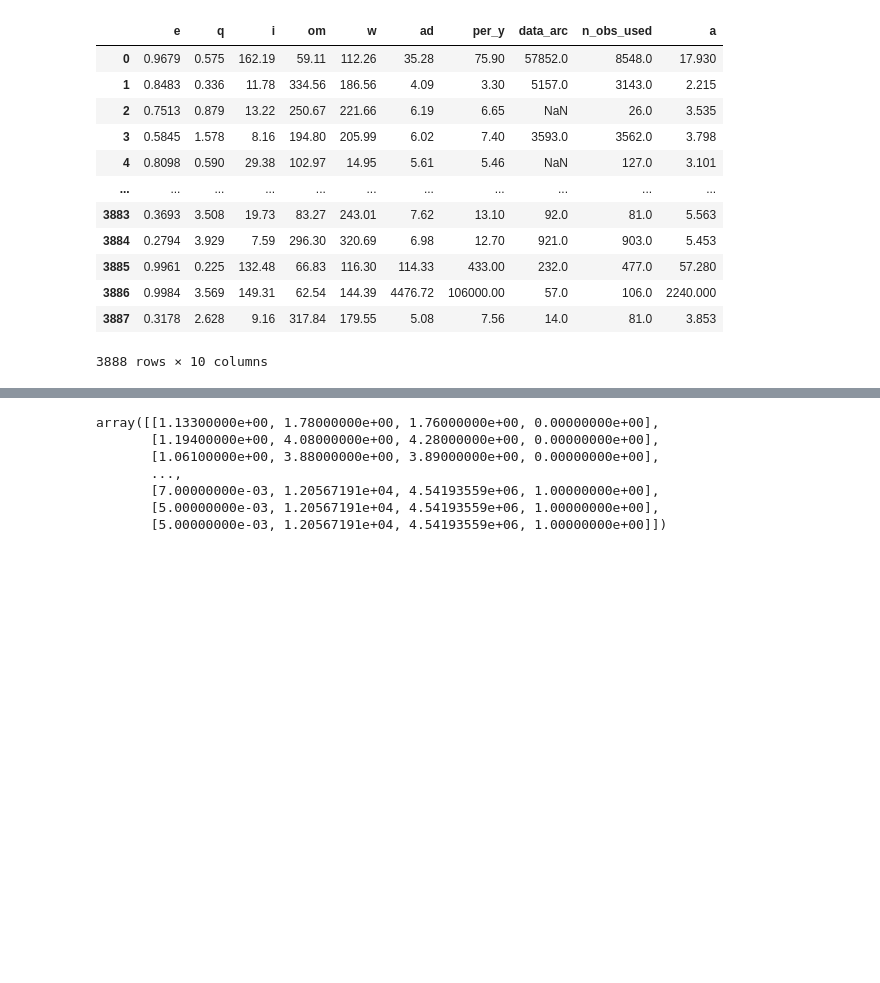
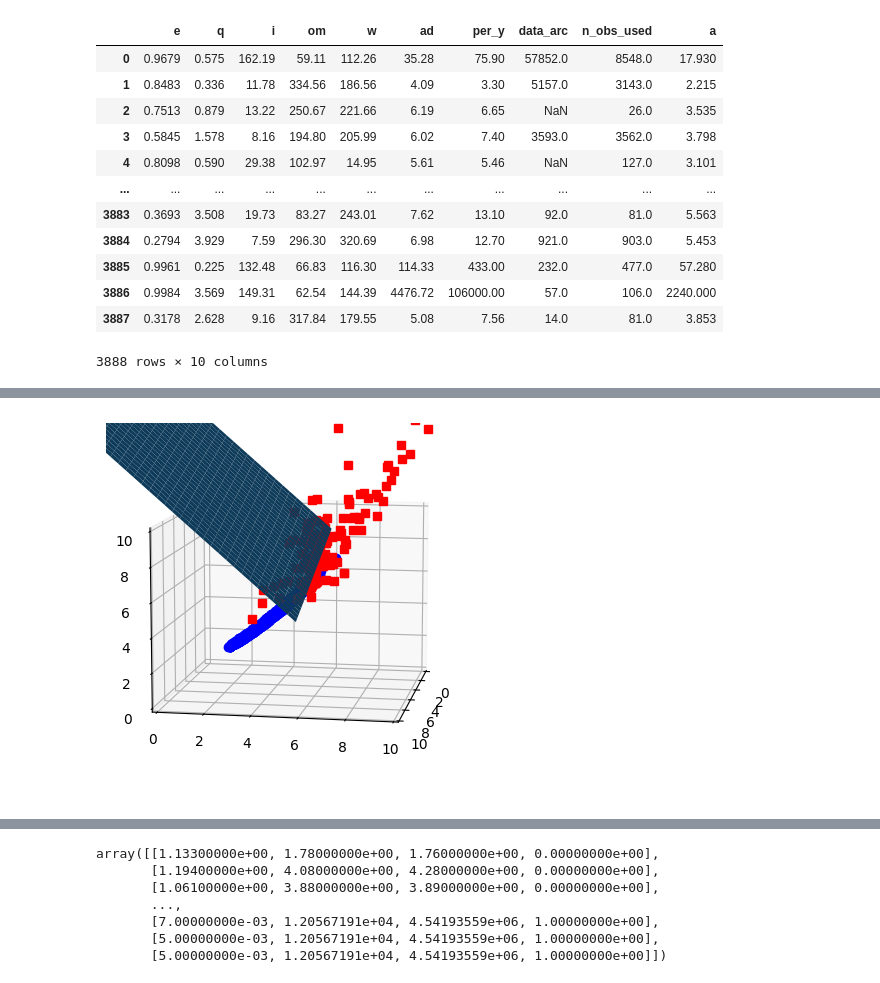
Before and after one commit to pranavdo/MeteoriteCOPF23, a Jupyter notebook: CC_Working_23.ipynb, the cells around one changed output, grey strips where cells are left out. Drawn from its saved outputs; the diff is of its cells as text; code cells hidden in the pictures; blank space fills up the shorter version.

```diff
--- a/CC_Working_23.ipynb
+++ b/CC_Working_23.ipynb
@@ -229,3 +256,26 @@ plt.show()
+# %%
+clf
+
+X = X_test
+Y = y_test
+
+z = lambda x,y: (-clf.intercept_[0]-clf.coef_[0][0]*x -clf.coef_[0][1]*y) / clf.coef_[0][2]
+
+tmp = np.linspace(-5,5,30)
+x,y = np.meshgrid(tmp,tmp)
+
+fig = plt.figure()
+ax = fig.add_subplot(111, projection='3d')
+ax.plot3D(X[Y==0,0], X[Y==0,1], X[Y==0,2],'ob')
+ax.plot3D(X[Y==1,0], X[Y==1,1], X[Y==1,2],'sr')
+ax.plot_surface(x, y, z(x,y))
+ax.view_init(10, 10)
+ax.axes.set_xlim3d(left=0, right=10)
+ax.axes.set_ylim3d(bottom=0, top=10)
+ax.axes.set_zlim3d(bottom=0, top=10)
+plt.show()
+# %% [output]
+[figure, added]
 # %%
 #builds array with the classification column
 temp = []
```
Also changed, not shown: parts of 4 cells of this notebook.
